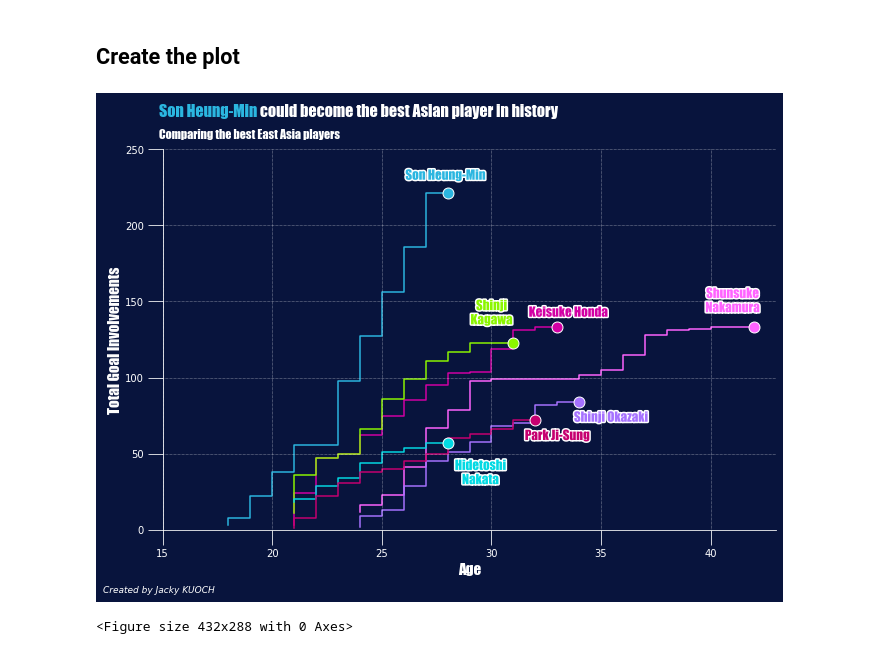
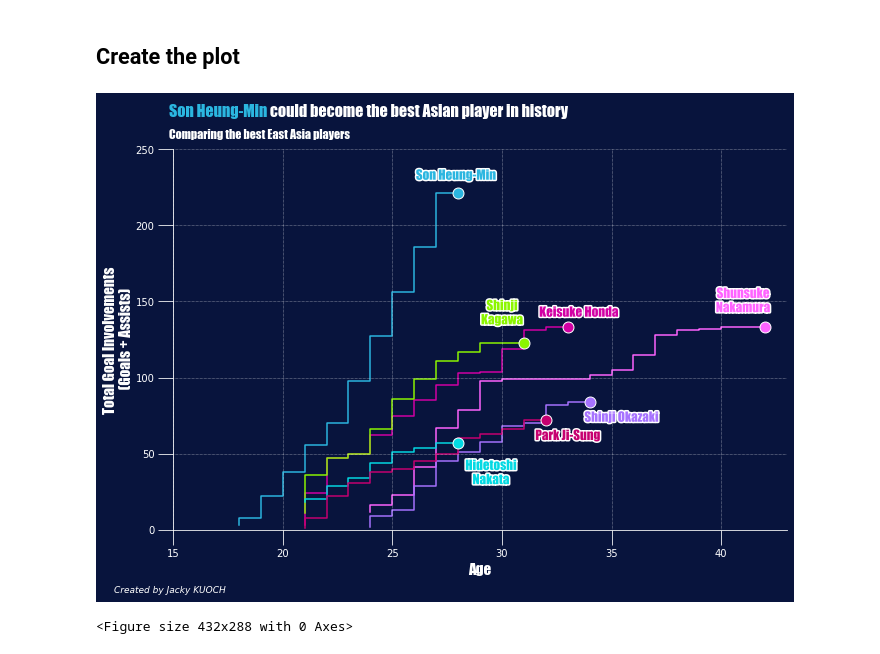
Before and after one commit to JackyKch/HeungMinSonJourney, a Jupyter notebook: coding/dataviz/asian_players_GI.ipynb, the cells around one changed output. Saved outputs shown, nothing was run; the diff lists cells and outputs as text; code cells hidden in the pictures.

```diff
--- a/coding/dataviz/asian_players_GI.ipynb
+++ b/coding/dataviz/asian_players_GI.ipynb
@@ -75,33 +75,33 @@ sonmax.set_path_effects([path_effects.withStroke(linewidth=3, foreground="w")])
 # Plot Park Goal Involments
 plt.step(df_6['Age'], df_6['GI_CumSum'], where='pre', zorder=1, color="#C60070")
 ax.scatter(32, 72, s=120, color="#C60070", edgecolors="w", lw=1, zorder=3 )
 sonmax = ax.text(33, 59, "Park Ji-Sung", fontsize=13, ha="center", color="#C60070", **hfont)
 sonmax.set_path_effects([path_effects.withStroke(linewidth=3, foreground="w")])
 
 # Plot Son Goal Involments
 plt.step(df_7['Age'], df_7['GI_CumSum'], where='pre', zorder=1, color="#2bb6e0")
 ax.scatter(28, 221, s=120, color="#2bb6e0", edgecolors="w", lw=1, zorder=3 )
 sonmax = ax.text(27.9, 230, "Son Heung-Min", fontsize=13, ha="center", color="#2bb6e0", **hfont)
 sonmax.set_path_effects([path_effects.withStroke(linewidth=3, foreground="w")])
 
 
 # Set the ticks
 plt.xticks([15, 20, 25,30, 35, 40])
 plt.yticks([0,50,100,150,200,250])
 ax.set_ylim(0)
 plt.xlim(xmin=15, xmax=43)
 
 # Axes Label
 plt.xlabel("Age", color="w", fontsize=15 , **hfont)
-plt.ylabel("Total Goal Involvements", color="w", fontsize=15 , **hfont)
+plt.ylabel("Total Goal Involvements\n (Goals + Assists)", color="w", fontsize=15 , **hfont)
 
 # Title and credits
 fig_text(0.12,0.97, s="<Son Heung-Min> could become the best Asian player in history\n", highlight_textprops=[{"color": '#2bb6e0'}], fontsize = 16, fontweight = "bold", color = "w", **hfont)
 fig.text(0.12,0.9, "Comparing the best East Asia players", fontsize = 12, fontweight="light", color = "w", **hfont)
 fig.text(0.05, 0, "Created by Jacky KUOCH",fontstyle="italic",fontsize=9, color="w")
 
 plt.show()
 plt.tight_layout()
 # %% [output]
-[figure, old version]
+[figure, new version]
 <Figure size 432x288 with 0 Axes>
```
